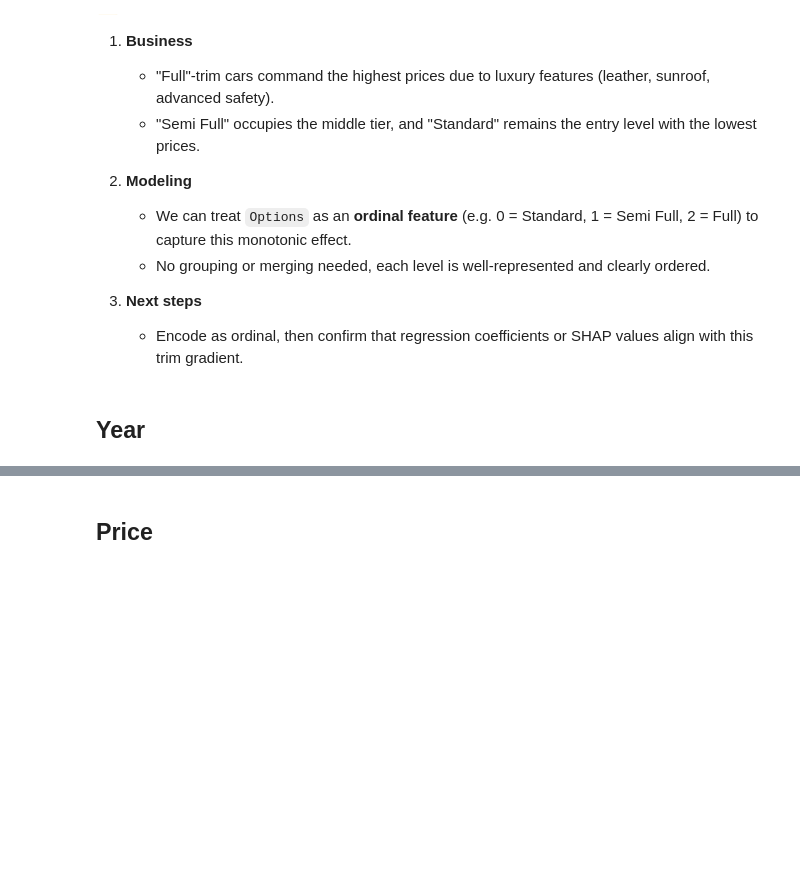
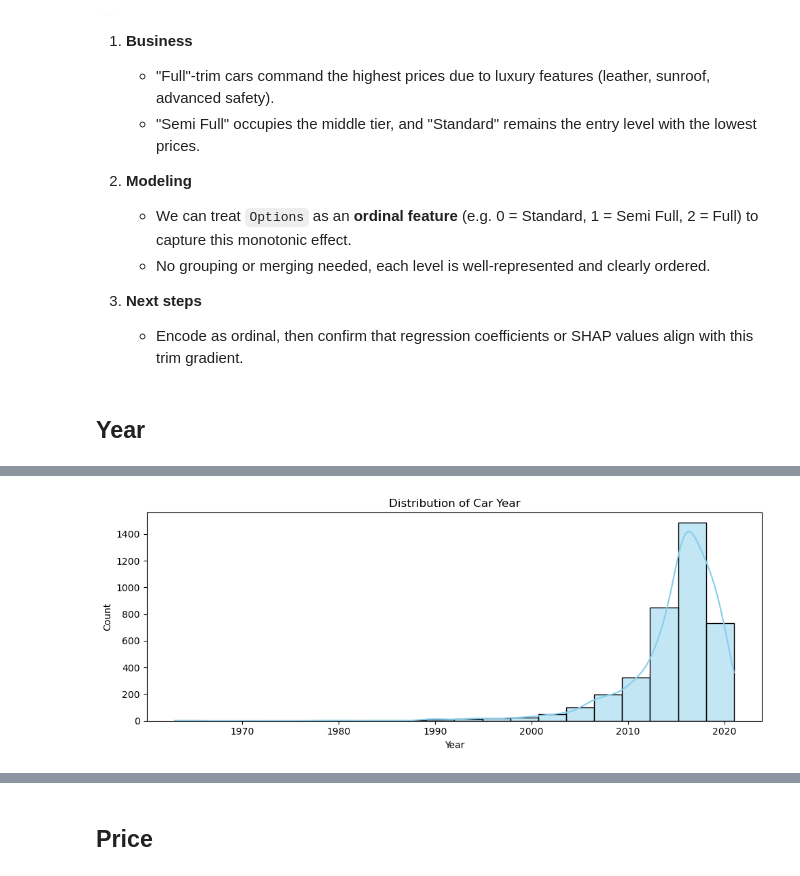
Before and after one commit to RioPramana21/Ctrl-Price-Taking-Control-of-Used-Car-Valuations-with-ML, a Jupyter notebook: code_files/project_code.ipynb, the cells around one changed output, grey strips where cells are left out. Cells and saved outputs as stored; diff of their text form; code cells hidden in the pictures; blank space fills up the shorter version.

Commit message:
Explored `Year` feature

```diff
--- a/code_files/project_code.ipynb
+++ b/code_files/project_code.ipynb
@@ -1210,0 +1256,11 @@ plt.show()
+# %%
+# Improved Year Distribution: KDE + Histogram
+plt.figure(figsize=(10, 4))
+sns.histplot(df_filtered['Year'], bins=20, kde=True, color='skyblue')
+plt.title('Distribution of Car Year')
+plt.xlabel('Year')
+plt.ylabel('Count')
+plt.tight_layout()
+plt.show()
+# %% [output]
+[figure, added]
```
Also changed, not shown: parts of 7 cells of this notebook.
